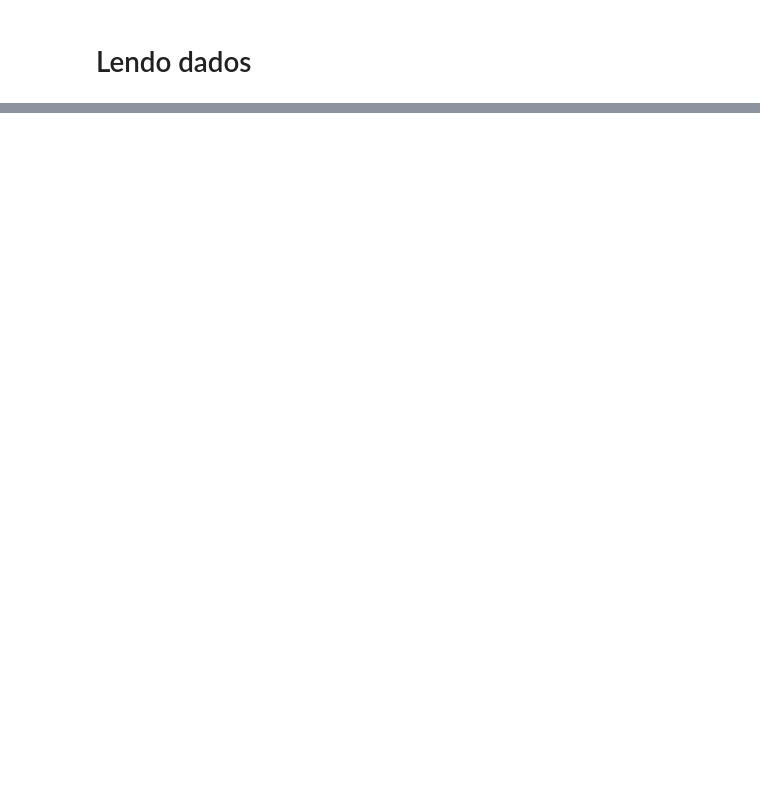
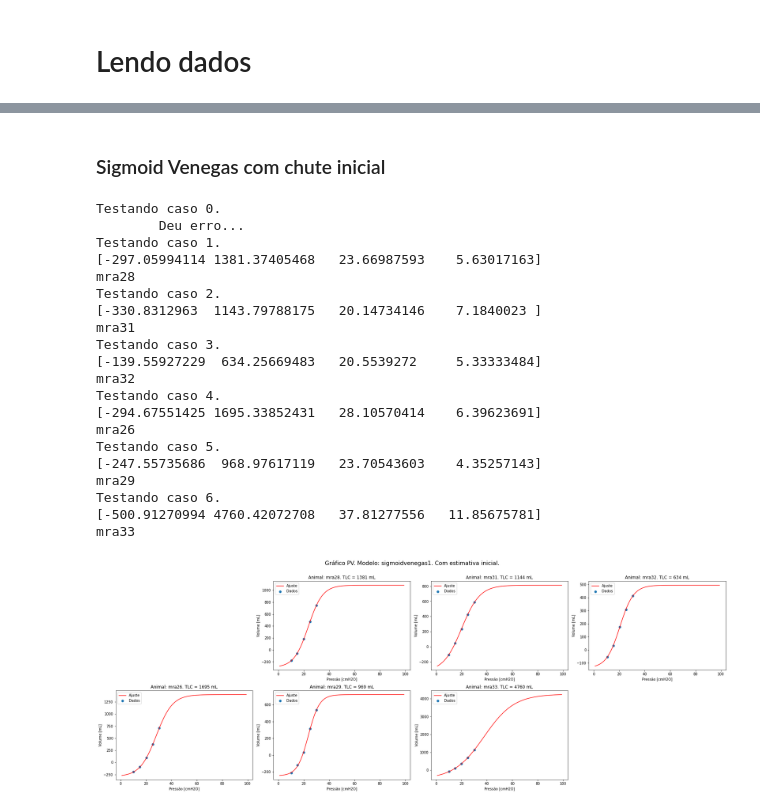
Before and after one commit to edlbcamargo/recrutabilidade, a Jupyter notebook: testa_modelos.ipynb, the cells around one changed output, grey strips where cells are left out. Saved outputs shown, nothing was run; the diff lists cells and outputs as text; code cells hidden in the pictures; blank space fills up the shorter version.

```diff
--- a/testa_modelos.ipynb
+++ b/testa_modelos.ipynb
@@ -228,0 +321,26 @@ RuntimeError: Optimal parameters not found: The maximum number of function evalu
+# %% [markdown]
+### Sigmoid Venegas com chute inicial
+# %%
+testa_modelo(dadosdfD5, sigmoidvenegas1, metodo = 'lm', meu_p0 = [-200, 2000, 25, 5], texto = 'Com estimativa inicial.', TLC_index=1)
+# %% [output]
+Testando caso 0.
+        Deu erro...
+Testando caso 1.
+[-297.05994114 1381.37405468   23.66987593    5.63017163]
+mra28
+Testando caso 2.
+[-330.8312963  1143.79788175   20.14734146    7.1840023 ]
+mra31
+Testando caso 3.
+[-139.55927229  634.25669483   20.5539272     5.33333484]
+mra32
+Testando caso 4.
+[-294.67551425 1695.33852431   28.10570414    6.39623691]
+mra26
+Testando caso 5.
+[-247.55735686  968.97617119   23.70543603    4.35257143]
+mra29
+Testando caso 6.
+[-500.91270994 4760.42072708   37.81277556   11.85675781]
+mra33
+[figure, added]
```
Also changed, not shown: parts of 23 cells of this notebook.
